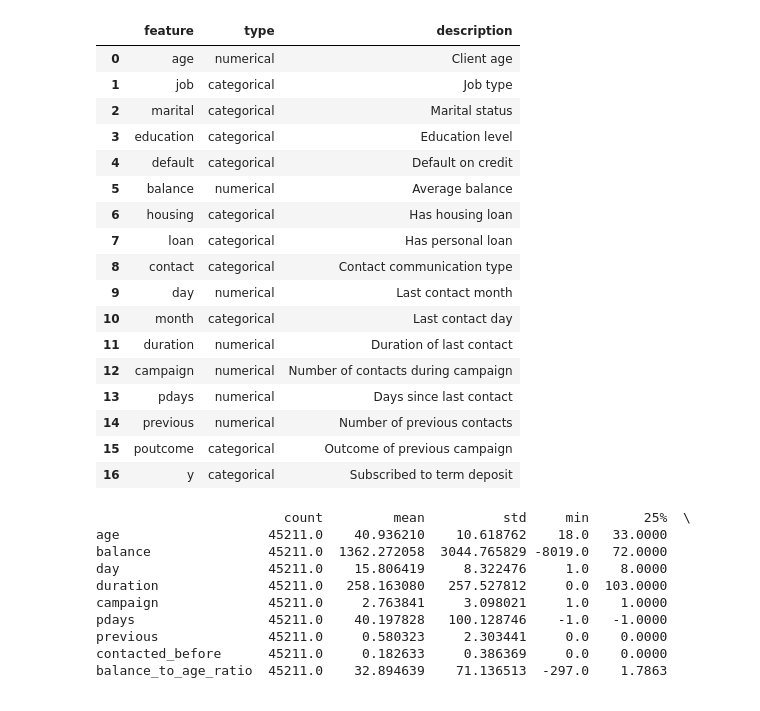
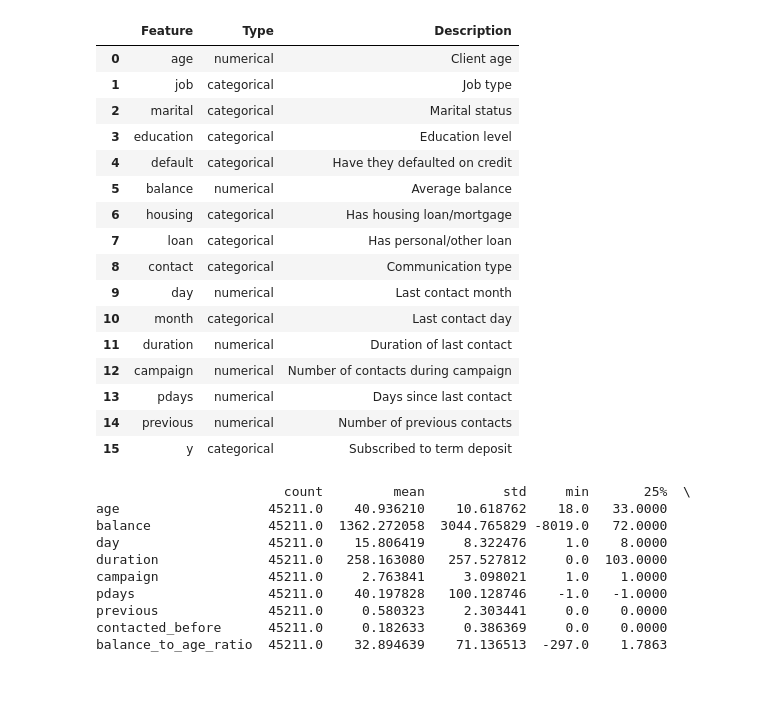
Before and after one commit to SNMaduna/MLSupervised1, a Jupyter notebook: ugransome-machine-learning-python-notebook (1) (2).ipynb, the cells around one changed output. Saved outputs shown, nothing was run; the diff lists cells and outputs as text; code cells hidden in the pictures.

```diff
--- a/ugransome-machine-learning-python-notebook (1) (2).ipynb
+++ b/ugransome-machine-learning-python-notebook (1) (2).ipynb
@@ -37,8 +58,18 @@ missing_summary = pd.DataFrame({
 })
 print(missing_summary)
 
-# Do not remove or replace 'unknown' values, just keep the original dataframe
 df_cleaned = df.copy()
+# Drop poutcome column
+df_cleaned = df_cleaned.drop(columns=['poutcome'])
+# Replace 'unknown' with NaN in categorical columns
+for col in ['job', 'education']:
+    df_cleaned[col] = df_cleaned[col].replace('unknown', np.nan)
+# Impute with most frequent value
+imputer = SimpleImputer(strategy='most_frequent')
+df_cleaned[['job', 'education']] = imputer.fit_transform(
+    df_cleaned[['job', 'education']]
+)
+
 df_cleaned.head()
 # %% [output]
            missing  unknown  total_problematic
@@ -71,35 +117,34 @@ y                0        0                  0
 # %%
 # Categorize features
 feature_types = pd.DataFrame({
-    'feature': df_cleaned.columns,
-    'type': ['numerical' if np.issubdtype(df_cleaned[col].dtype, np.number) else 'categorical' for col in df_cleaned.columns],
-    'description': [
-        'Client age', 'Job type', 'Marital status', 'Education level', 'Default on credit', 'Average balance', 'Has housing loan',
-        'Has personal loan', 'Contact communication type', 'Last contact month', 'Last contact day', 'Duration of last contact',
-        'Number of contacts during campaign', 'Days since last contact', 'Number of previous contacts', 'Outcome of previous campaign',
-        'Subscribed to term deposit'
+    'Feature': df_cleaned.columns,
+    'Type': ['numerical' if np.issubdtype(df_cleaned[col].dtype, np.number) else 'categorical' for col in df_cleaned.columns],
+    'Description': [
+        'Client age', 'Job type', 'Marital status', 'Education level', 'Have they defaulted on credit', 'Average balance', 'Has housing loan/mortgage',
+        'Has personal/other loan', 'Communication type', 'Last contact month', 'Last contact day', 'Duration of last contact',
+        'Number of contacts during campaign', 'Days since last contact', 'Number of previous contacts', 'Subscribed to term deposit'
     ]
 })
+
 feature_types
 # %% [output]
-|  | feature | type | description |
+|  | Feature | Type | Description |
 | 0 | age | numerical | Client age |
 | 1 | job | categorical | Job type |
 | 2 | marital | categorical | Marital status |
 | 3 | education | categorical | Education level |
-| 4 | default | categorical | Default on credit |
+| 4 | default | categorical | Have they defaulted on credit |
 | 5 | balance | numerical | Average balance |
-| 6 | housing | categorical | Has housing loan |
-| 7 | loan | categorical | Has personal loan |
-| 8 | contact | categorical | Contact communication type |
+| 6 | housing | categorical | Has housing loan/mortgage |
+| 7 | loan | categorical | Has personal/other loan |
+| 8 | contact | categorical | Communication type |
 | 9 | day | numerical | Last contact month |
 | 10 | month | categorical | Last contact day |
 | 11 | duration | numerical | Duration of last contact |
 | 12 | campaign | numerical | Number of contacts during campaign |
 | 13 | pdays | numerical | Days since last contact |
 | 14 | previous | numerical | Number of previous contacts |
-| 15 | poutcome | categorical | Outcome of previous campaign |
-| 16 | y | categorical | Subscribed to term deposit |
+| 15 | y | categorical | Subscribed to term deposit |
 # %%
 ## 1.2 Feature Engineering: New Features
 # We create two new features to enhance model performance. Each feature is explained below.
```
Also changed, not shown: parts of 16 cells of this notebook.
